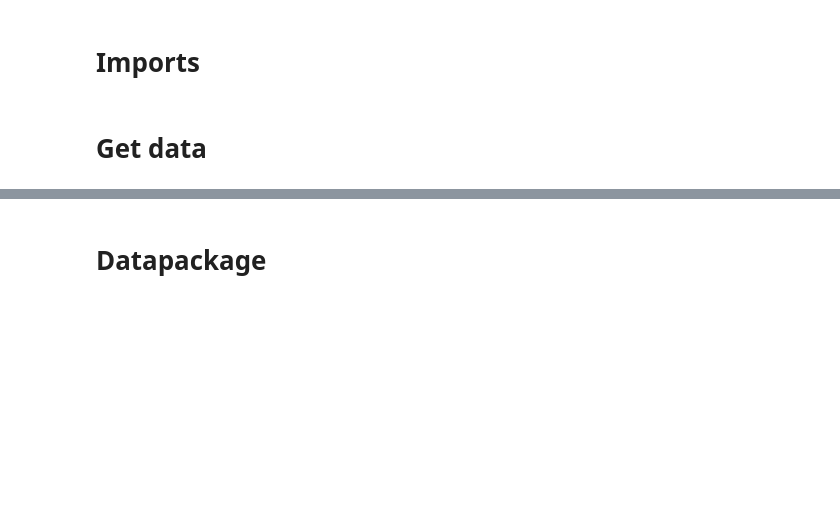
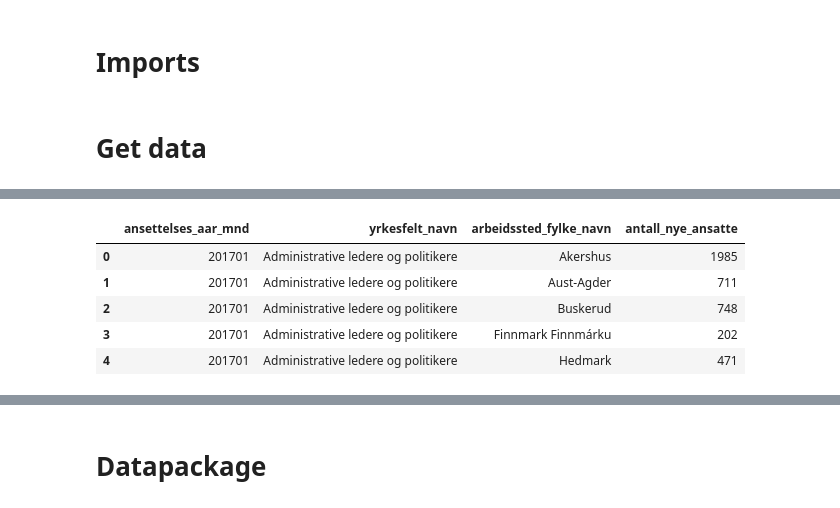
Before and after one commit to datasett/examples, a Jupyter notebook: nav/arbeidsforhold.ipynb, the cells around one changed output, grey strips where cells are left out. Cells and saved outputs as stored; diff of their text form; code cells hidden in the pictures; blank space fills up the shorter version.

```diff
--- a/nav/arbeidsforhold.ipynb
+++ b/nav/arbeidsforhold.ipynb
@@ -43,2 +115,3 @@ df_x = df[['yrkesfelt_navn','arbeidssted_fylke_navn','antall_nye_ansatte']]
 # %%
-df_x = df_x[(df_x['yrkesfelt_navn'] != 'I alt') & (df_x['arbeidssted_fylke_navn'] != 'I alt') & (df_x['antall_nye_ansatte'] != '*')].copy()
+df_x = df_f[(df_f['yrkesfelt_navn'] != 'I alt') & (df_f['arbeidssted_fylke_navn'] != 'I alt')].copy()
+df_x = df_x.groupby(['ansettelses_aar_mnd', 'yrkesfelt_navn','arbeidssted_fylke_navn']).sum().reset_index()
@@ -137,0 +118,9 @@ if 'google.colab' in sys.modules:
+# %%
+df_x.head()
+# %% [output]
+|  | ansettelses_aar_mnd | yrkesfelt_navn | arbeidssted_fylke_navn | antall_nye_ansatte |
+| 0 | 201701 | Administrative ledere og politikere | Akershus | 1985 |
+| 1 | 201701 | Administrative ledere og politikere | Aust-Agder | 711 |
+| 2 | 201701 | Administrative ledere og politikere | Buskerud | 748 |
+| 3 | 201701 | Administrative ledere og politikere | Finnmark Finnmárku | 202 |
+| 4 | 201701 | Administrative ledere og politikere | Hedmark | 471 |
```
Also changed, not shown: parts of 39 cells of this notebook, 5 other files.
